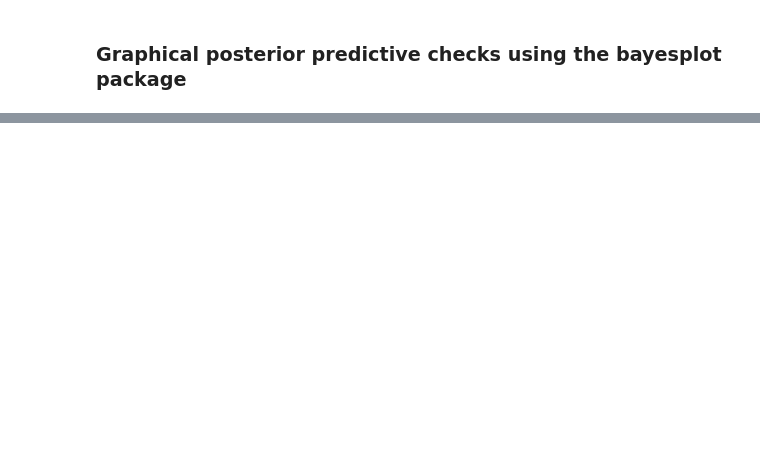
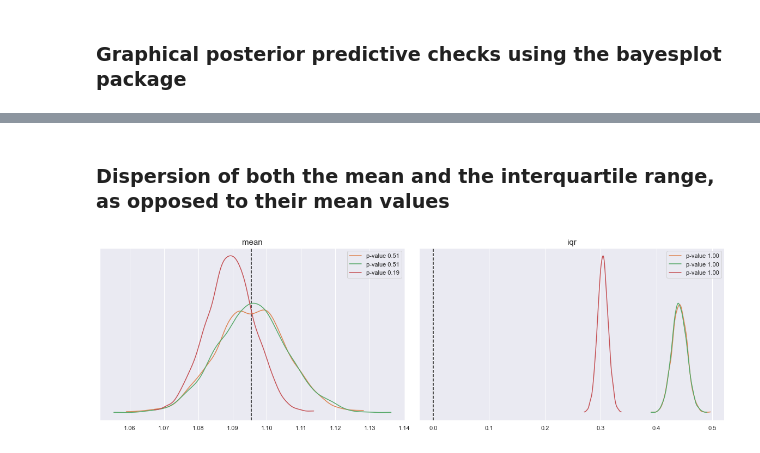
Before and after one commit to vanitoz/Bayesian-GLM-and-Multivariable-Linear-Regression, a Jupyter notebook: notebooks/MLR_Starkist.ipynb, the cells around one changed output, grey strips where cells are left out. Drawn from its saved outputs; the diff is of its cells as text; code cells hidden in the pictures; blank space fills up the shorter version.

```diff
--- a/MLR_Starkist.ipynb
+++ b/notebooks/MLR_Starkist.ipynb
@@ -505,0 +510,27 @@ az.plot_ppc(idata_n, random_seed=58, figsize=(12, 5));
+# %% [markdown]
+### Dispersion of both the mean and the interquartile range, as opposed to their mean values
+# %%
+fig, ax = plt.subplots(1, 2, figsize=(16, 5), constrained_layout=True)
+
+def iqr(x, a=0):
+    # calculate range
+    return np.subtract(*np.percentile(x, [75, 25], axis=a))
+
+
+for idx, func in enumerate([np.mean, iqr]):
+    T_obs = func(y)
+    ax[idx].axvline(T_obs, 0, 1, color='k', ls='--')
+
+    for d_sim, c in zip([ppc_normal['conversion'],
+                         ppc_halfnorm['conversion'],
+                         ppc_log['conversion']],
+                        ['C1', 'C2', 'C3']):
+        T_sim = func(d_sim, 1)
+        p_value = np.mean(T_sim >= T_obs)
+        az.plot_kde(T_sim, plot_kwargs={'color': c},
+        label=f'p-value {p_value:.2f}', ax=ax[idx])
+        ax[idx].set_title(func.__name__, size =15)
+        ax[idx].set_yticks([])
+        ax[idx].legend()
+# %% [output]
+[figure, added]
```
Also changed, not shown: parts of 22 cells of this notebook, 3 other files.
